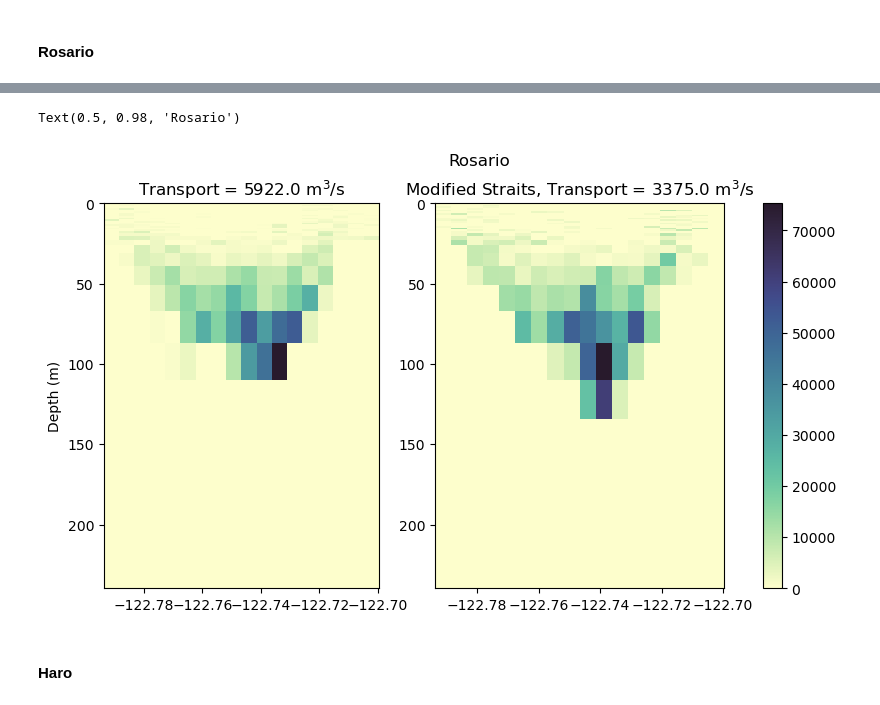
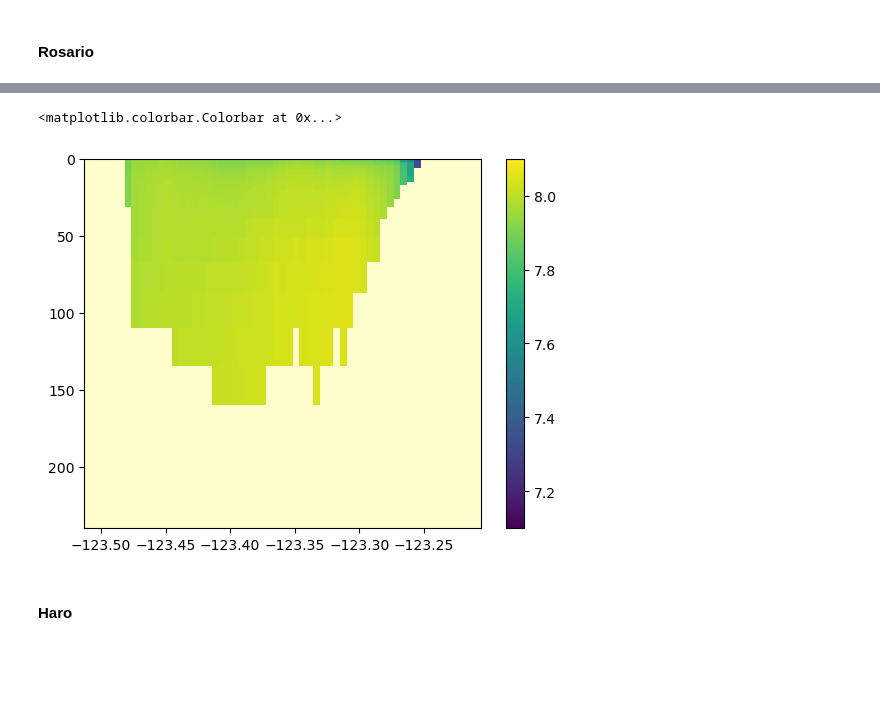
Before and after one commit to SalishSeaCast/analysis-camryn, a Jupyter notebook: Ariane/Transport.ipynb, the cells around one changed output, grey strips where cells are left out. Drawn from its saved outputs; the diff is of its cells as text; code cells hidden in the pictures; blank space fills up the shorter version.

```diff
--- a/Ariane/Transport.ipynb
+++ b/Ariane/Transport.ipynb
@@ -239,0 +370,14 @@ transp_sjcf2,lon_sjcf2,depth_sjcf2,z_sjcf2 = splitsec(sectionf2,5,transpf2,lonf2
+# %%
+title = 'To admiralty - Salinity'
+title2 = 'To admiralty - Temperature'
+
+fig,[ax1,ax2] = plt.subplots(1,2,figsize=(10,5))
+
+tmin = 7.1
+tmax = 8.1
+smin = 28
+smax = 32
+
+plotTS(ax1,'sal',lon_adm,z_adm,salt_adm,lonWadm,lonEadm,30,time,title,True,True,vmin=smin,vmax=smax)
+plotTS(ax2,'temp',lon_adm,z_adm,temp_adm,lonWadm,lonEadm,30,time,title2,True,False,vmin=tmin,vmax=tmax)
+fig.suptitle('From Victoria Sill')
@@ -240,28 +413,28 @@ transp_sjcf2,lon_sjcf2,depth_sjcf2,z_sjcf2 = splitsec(sectionf2,5,transpf2,lonf2
 # %%
+alllon = data.init_lon
+allz = data.init_z
+allsal = data.init_temp
+cmap = cm.deep
 
-fig, ax = plt.subplots(1,2,figsize=(10,5),gridspec_kw= {'width_ratios':[1,1.05]})
-cmap = cm.deep
-lonE = 308
-lonW = 327
+lonW = 170
+lonE = 230
 
-arr,xe,ye,im = ax[0].hist2d(lon_ros,df(z_ros)[0],weights=transp_ros,cmap=cmap,
-                             bins=[np.array(f_lons[lonE:lonW:1]),w_depths[0,0:33]],
-                         );
+fig,ax = plt.subplots()
 
-arr2,xe2,ye2,im2 = ax[1].hist2d(lon_rosf2,df(z_rosf2)[0],weights=transp_rosf2,cmap=cmap,
-                             bins=[np.array(f_lons[lonE:lonW:1]),w_depths[0,0:33]],
-                         );
+arr,xe,ye,im = ax.hist2d(alllon,df(allz)[0],weights=allsal,cmap=cmap,bins=[np.array(f_lons[lonW:lonE:1]),w_depths[0,0:33]])
+arr2,xe2,ye2,im2 = ax.hist2d(alllon,df(allz)[0],cmap=cmap,bins=[np.array(f_lons[lonW:lonE:1]),w_depths[0,0:33]])
 
-ax[0].invert_yaxis()
-ax[1].invert_yaxis()
-ax[0].ticklabel_format(useOffset=False)
-ax[0].set_title(f'Transport = {np.round(np.sum(section_trans[rosario-1]))} m$^3$/s')
-ax[1].set_title(f'Modified Straits, Transport = {np.round(np.sum(section_transf2[rosario-1]))} m$^3$/s')
-ax[0].set_ylabel('Depth (m)')
-cb = fig.colorbar(im,ax=ax)
-fig.suptitle('Rosario')
+arr3 = arr/arr2
+X,Y = np.meshgrid(xe,ye)
+
+
+im = ax.pcolormesh(X,Y,arr3.T,vmin=tmin,vmax=tmax)
+
+ax.invert_yaxis()
+
+fig.colorbar(im,ax=ax)
 # %% [output]
-Text(0.5, 0.98, 'Rosario')
+<matplotlib.colorbar.Colorbar at 0x...>
-[figure, old version]
+[figure, new version]
 # %% [markdown]
 #### Haro
```
Also changed, not shown: parts of 199 cells of this notebook, 2 other files.
